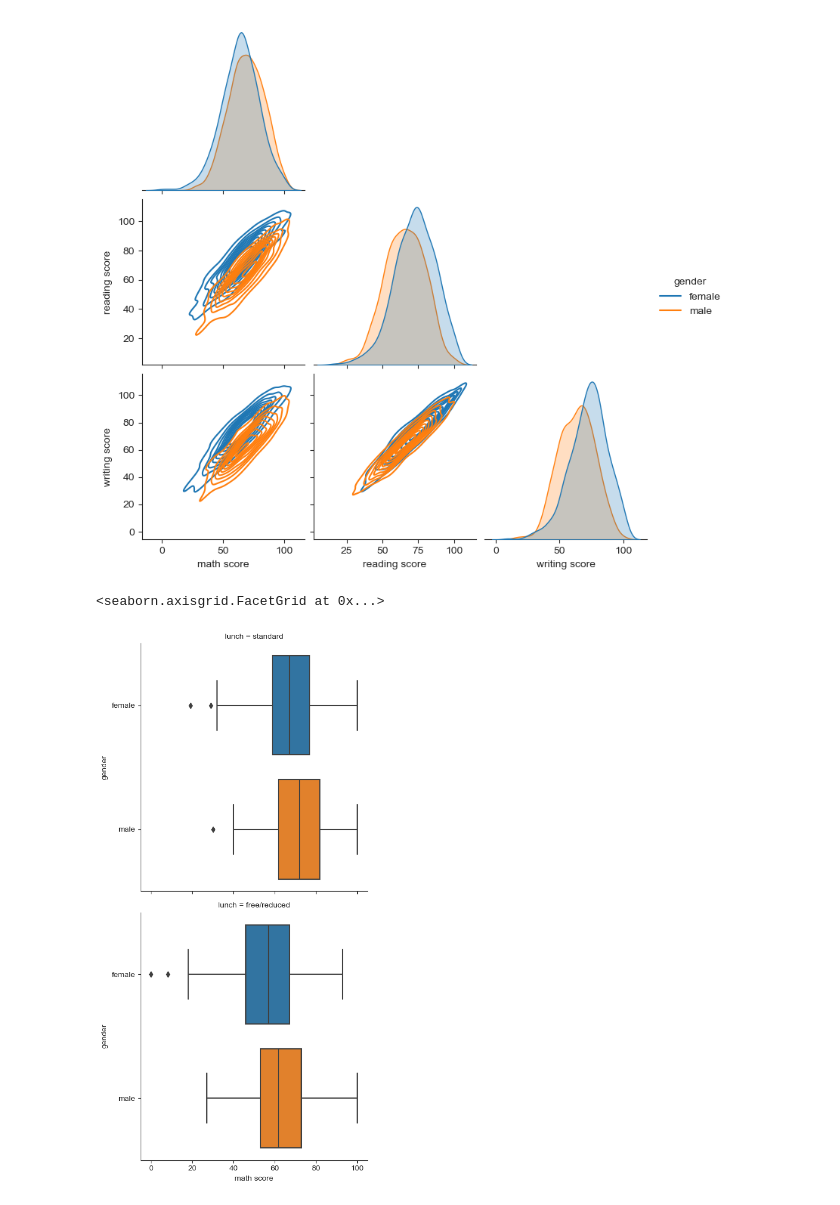
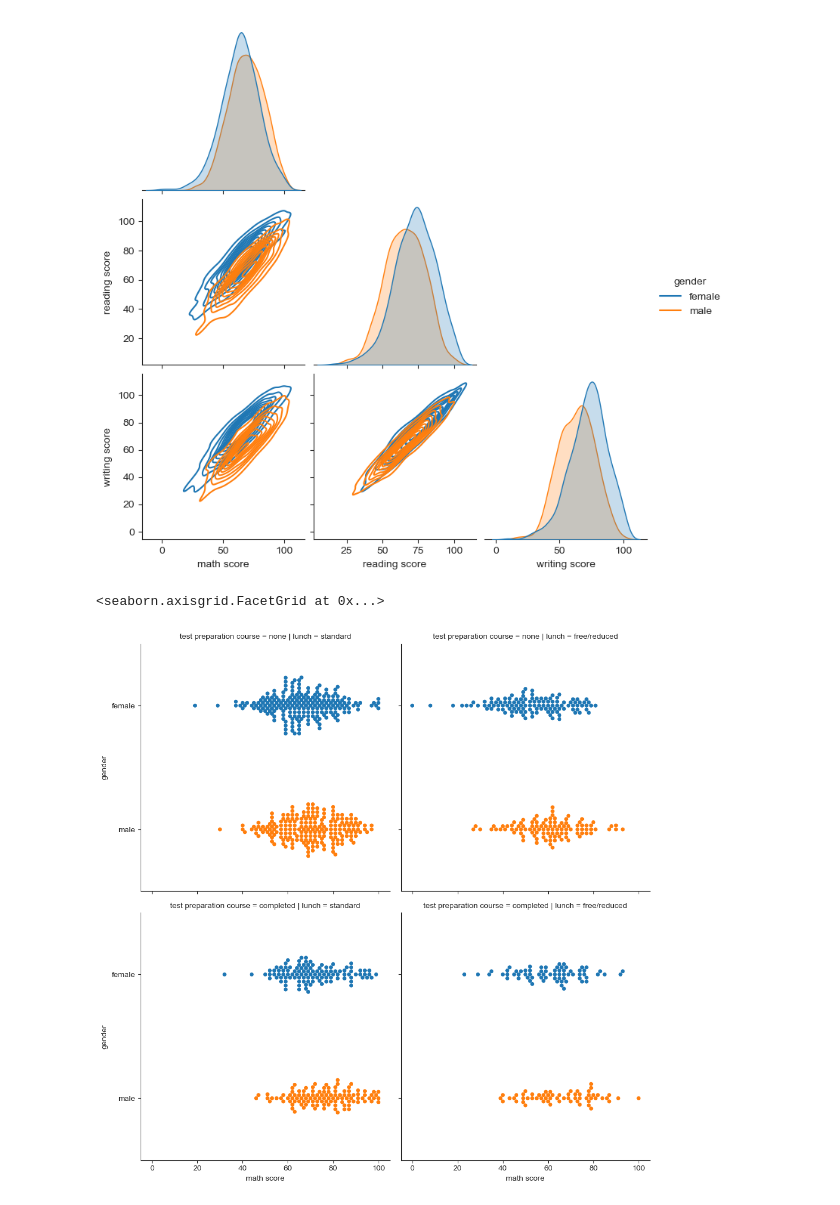
Before and after one commit to rohitcodism/ML-DS, a Jupyter notebook: practices/Seaborn/scatterPlot.ipynb, the cells around one changed output. Saved outputs shown, nothing was run; the diff lists cells and outputs as text; code cells hidden in the pictures.

```diff
--- a/practices/Seaborn/scatterPlot.ipynb
+++ b/practices/Seaborn/scatterPlot.ipynb
@@ -301,7 +301,7 @@ sns.pairplot(data=df7, hue='gender', corner=True, kind='kde')
 <seaborn.axisgrid.PairGrid at 0x...>
 [figure]
 # %%
-sns.catplot(data=df7, x='math score', y='gender', kind='box', row='lunch')
+sns.catplot(data=df7, x='math score', y='gender', kind='swarm', col='lunch', row='test preparation course')
 # %% [output]
 <seaborn.axisgrid.FacetGrid at 0x...>
-[figure, old version]
+[figure, new version]
```
